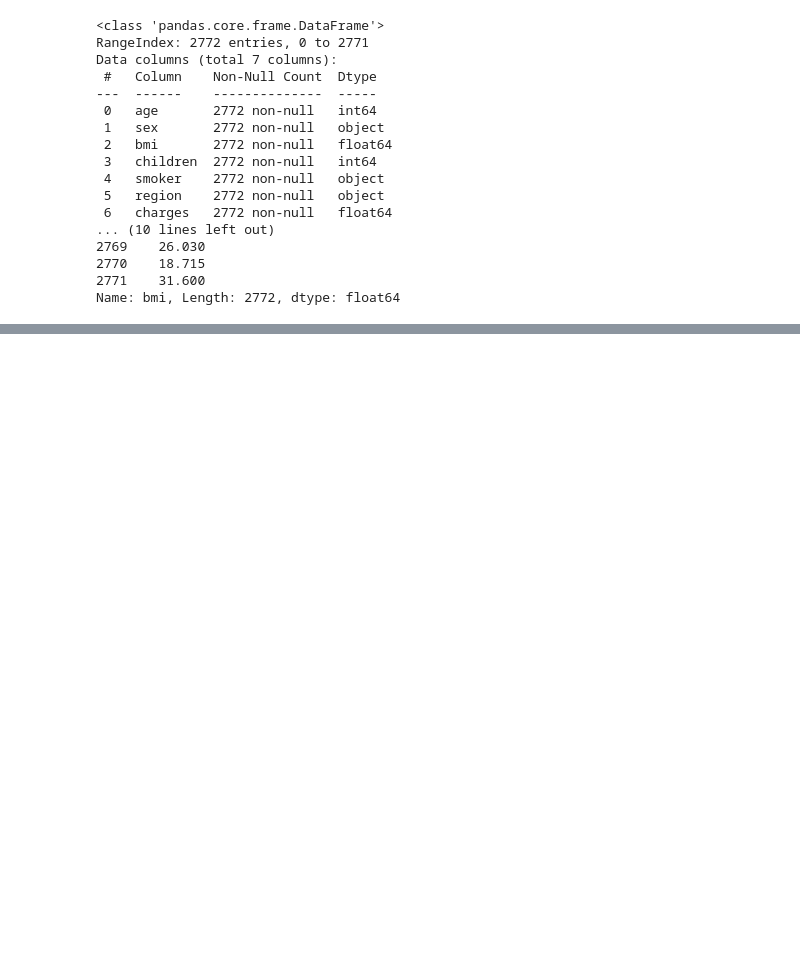
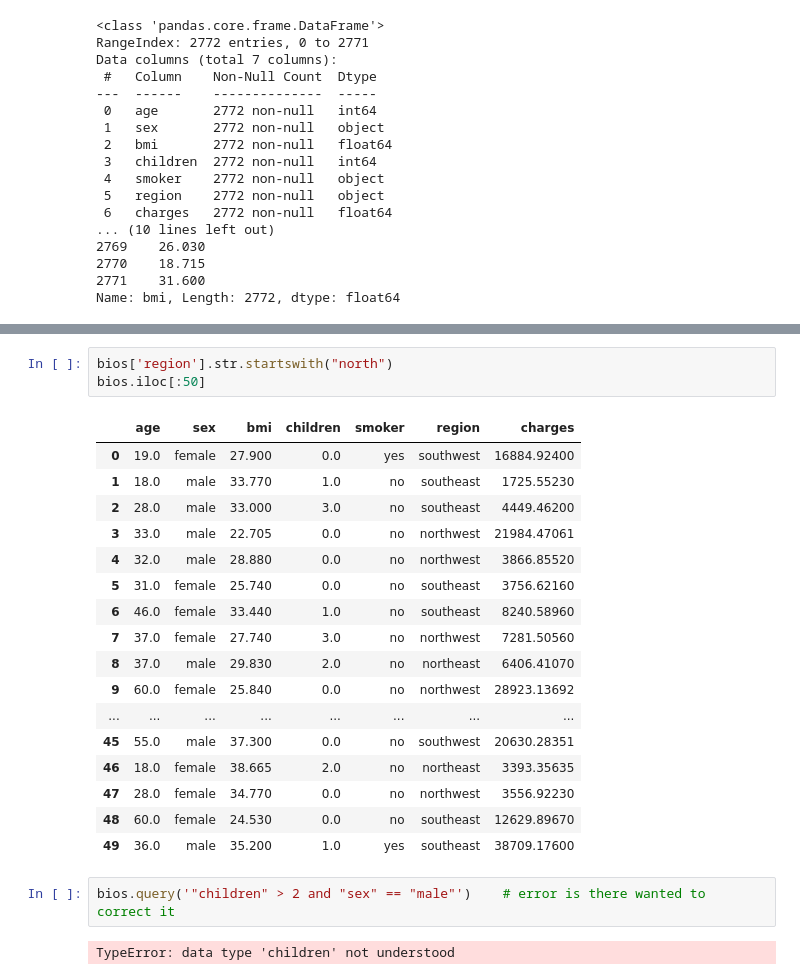
Before and after one commit to nid067/Project_ML, a Jupyter notebook: pandas_tuto.ipynb, the cells around one changed output, grey strips where cells are left out. Drawn from its saved outputs; the diff is of its cells as text; blank space fills up the shorter version.

```diff
--- a/pandas_tuto.ipynb
+++ b/pandas_tuto.ipynb
@@ -101,0 +173,25 @@ bios.iloc[:50]
+# %%
+bios['region'].str.startswith("north")
+bios.iloc[:50]
+# %% [output]
+|  | age | sex | bmi | children | smoker | region | charges |
+| 0 | 19.0 | female | 27.900 | 0.0 | yes | southwest | 16884.92400 |
+| 1 | 18.0 | male | 33.770 | 1.0 | no | southeast | 1725.55230 |
+| 2 | 28.0 | male | 33.000 | 3.0 | no | southeast | 4449.46200 |
+| 3 | 33.0 | male | 22.705 | 0.0 | no | northwest | 21984.47061 |
+| 4 | 32.0 | male | 28.880 | 0.0 | no | northwest | 3866.85520 |
+| 5 | 31.0 | female | 25.740 | 0.0 | no | southeast | 3756.62160 |
+| 6 | 46.0 | female | 33.440 | 1.0 | no | southeast | 8240.58960 |
+| 7 | 37.0 | female | 27.740 | 3.0 | no | northwest | 7281.50560 |
+| 8 | 37.0 | male | 29.830 | 2.0 | no | northeast | 6406.41070 |
+| 9 | 60.0 | female | 25.840 | 0.0 | no | northwest | 28923.13692 |
+| ... | ... | ... | ... | ... | ... | ... | ... |
+| 45 | 55.0 | male | 37.300 | 0.0 | no | southwest | 20630.28351 |
+| 46 | 18.0 | female | 38.665 | 2.0 | no | northeast | 3393.35635 |
+| 47 | 28.0 | female | 34.770 | 0.0 | no | northwest | 3556.92230 |
+| 48 | 60.0 | female | 24.530 | 0.0 | no | southeast | 12629.89670 |
+| 49 | 36.0 | male | 35.200 | 1.0 | yes | southeast | 38709.17600 |
+# %%
+bios.query('"children" > 2 and "sex" == "male"')    # error is there wanted to correct it
+# %% [output]
+TypeError: data type 'children' not understood
```
Also changed, not shown: parts of 7 cells of this notebook.
